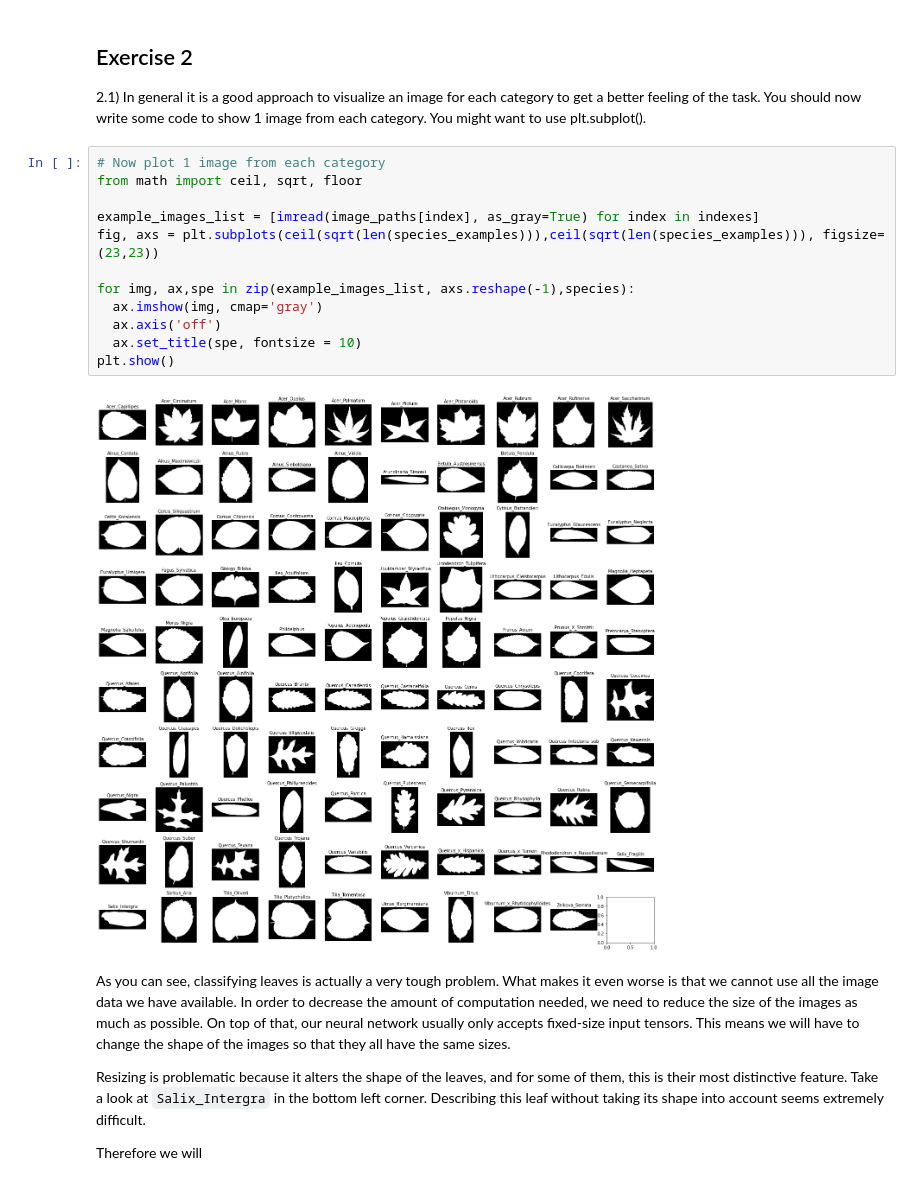
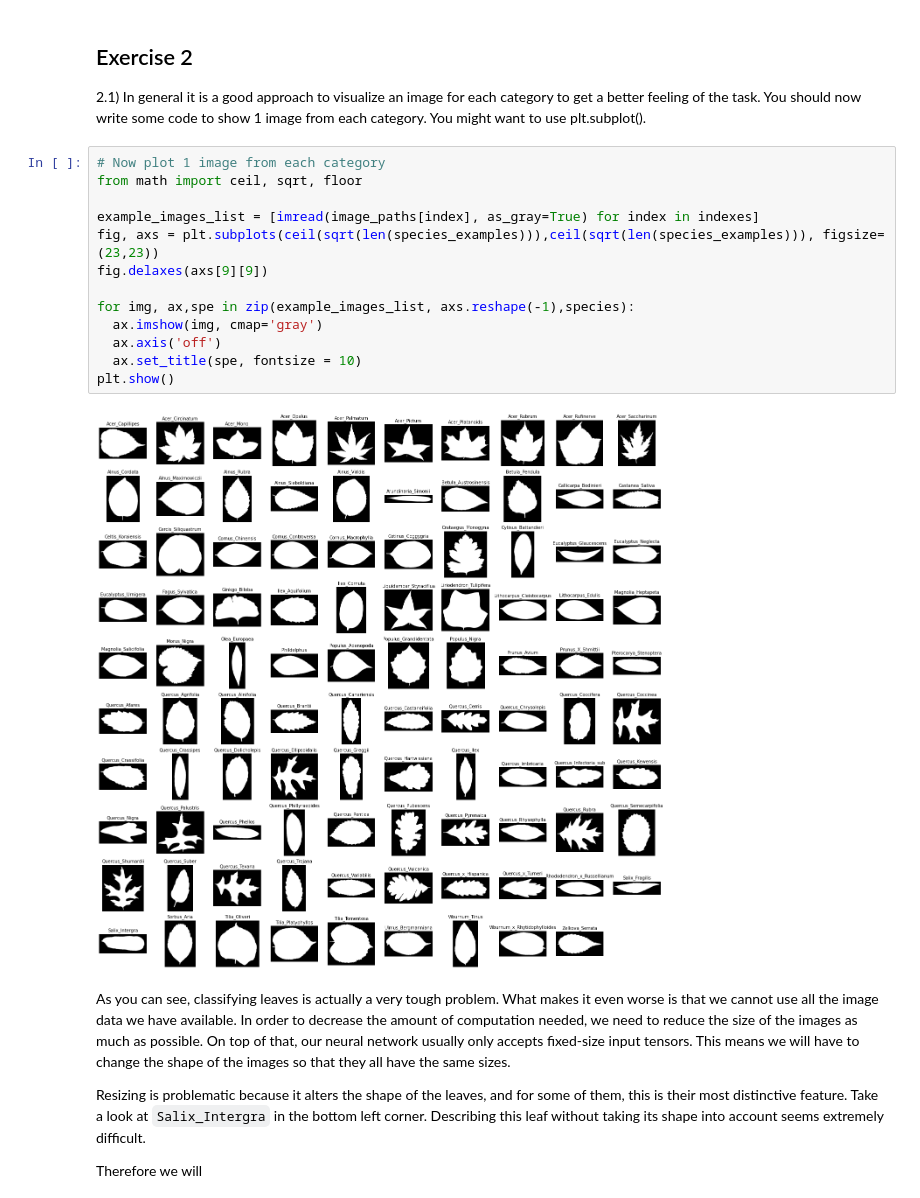
Before and after one commit to frejasarfelt/02456-deep-learning-with-PyTorch, a Jupyter notebook: 6_Mini_Project/6.1-EXE-Kaggle-Leaf-Challenge.ipynb, the cells around one changed output. Cells and saved outputs as stored; diff of their text form.

```diff
--- a/6_Mini_Project/6.1-EXE-Kaggle-Leaf-Challenge.ipynb
+++ b/6_Mini_Project/6.1-EXE-Kaggle-Leaf-Challenge.ipynb
@@ -164,17 +164,18 @@ plt.show()
 # %%
 # Now plot 1 image from each category
 from math import ceil, sqrt, floor
 
 example_images_list = [imread(image_paths[index], as_gray=True) for index in indexes]
 fig, axs = plt.subplots(ceil(sqrt(len(species_examples))),ceil(sqrt(len(species_examples))), figsize=(23,23))
+fig.delaxes(axs[9][9])
 
 for img, ax,spe in zip(example_images_list, axs.reshape(-1),species):
   ax.imshow(img, cmap='gray')
   ax.axis('off')
   ax.set_title(spe, fontsize = 10)
 plt.show()
 # %% [output]
-[figure, old version]
+[figure, new version]
 # %% [markdown]
 As you can see, classifying leaves is actually a very tough problem.
 What makes it even worse is that we cannot use all the image data we have available.
```
Also changed, not shown: parts of 17 cells of this notebook.
